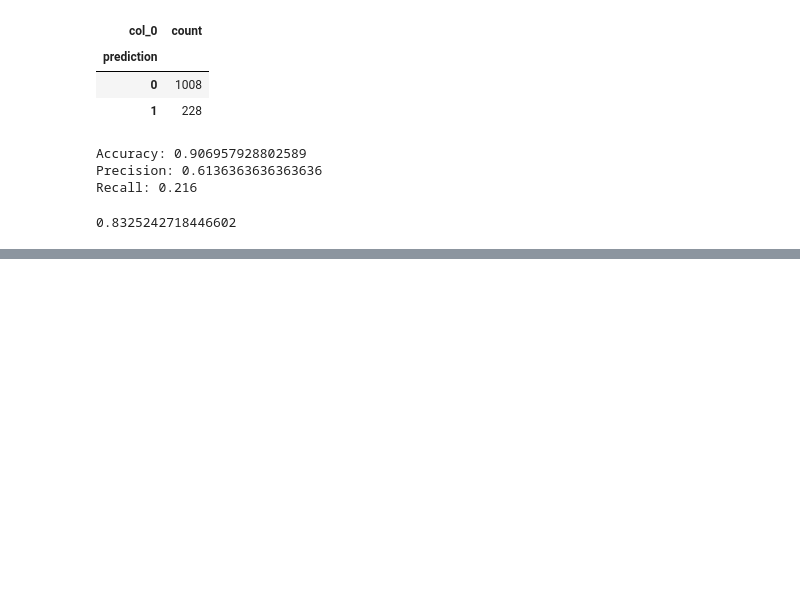
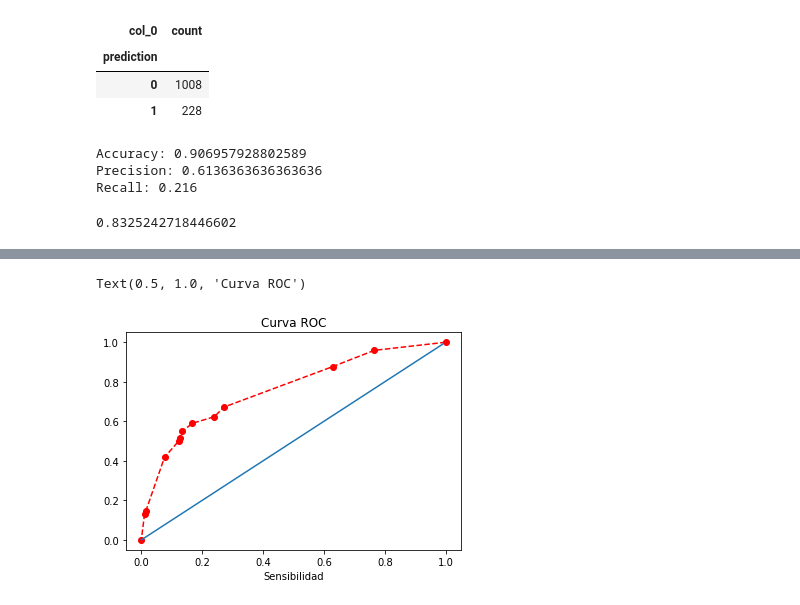
Before and after one commit to LaRosaM/udemy-datascience, a Jupyter notebook: Seccion8/T5 - 3 - Logistic Regression - Implementación de la regresión logistica.ipynb, the cells around one changed output, grey strips where cells are left out. Cells and saved outputs as stored; diff of their text form; code cells hidden in the pictures; blank space fills up the shorter version.

```diff
--- a/Seccion8/T5 - 3 - Logistic Regression - Implementación de la regresión logistica.ipynb
+++ b/Seccion8/T5 - 3 - Logistic Regression - Implementación de la regresión logistica.ipynb
@@ -492,0 +553,3 @@ metrics.accuracy_score(Y_test, prob_df.prediction)
+# %%
+confusion_matrix = pd.crosstab(prob_df.prediction, prob_df.actual)
+confusion_matrix
@@ -492,0 +566,3 @@ metrics.accuracy_score(Y_test, prob_df.prediction)
+# %%
+sens = TP/(TP+FN)
+sens
@@ -492,0 +576,30 @@ metrics.accuracy_score(Y_test, prob_df.prediction)
+# %%
+threshold = [0.04, 0.05, 0.07, 0.1, 0.12, 0.15, 0.18, 0.2, 0.25, 0.5, 0.6]
+sens_array = [1]
+fpr_array = [1]
+
+for t in threshold:
+    prob_df["prediction"] = np.where(prob_df['pred_prob']>=t, 1, 0)
+    prob_df["actual"] = list(Y_test)
+
+    confusion_matrix = pd.crosstab(prob_df.prediction, prob_df.actual)
+    TN = confusion_matrix[0][0]
+    TP = confusion_matrix[1][1]
+    FN = confusion_matrix[1][0]
+    FP = confusion_matrix[0][1]
+
+    sens = TP/(TP + FN)
+    spec_1 = TN/(FP + TN)
+
+    sens_array.append(sens)
+    fpr_array.append(1-spec_1)
+
+    scores = cross_val_score(lm, X_test, prob_df.prediction, scoring="accuracy", cv=10)
+    print(f'Umbral: {t}')
+    print(f'Precisión: {scores.mean()}')
+    print(f'Sensibilidad: {sens}')
+    print(f'Especificidad: {spec_1}')
+    print('---------------')
+
+sens_array.append(0)
+fpr_array.append(0)
@@ -492,0 +626,12 @@ metrics.accuracy_score(Y_test, prob_df.prediction)
+# %%
+%matplotlib inline
+plt.plot(fpr_array, sens_array, marker="o", linestyle="--", color="r")
+x=[i*0.01 for i in range(100)]
+y=[i*0.01 for i in range(100)]
+plt.plot(x,y)
+plt.xlabel("1-Especifidad")
+plt.xlabel("Sensibilidad")
+plt.title("Curva ROC")
+# %% [output]
+Text(0.5, 1.0, 'Curva ROC')
+[figure, added]
```
Also changed, not shown: parts of 22 cells of this notebook.
